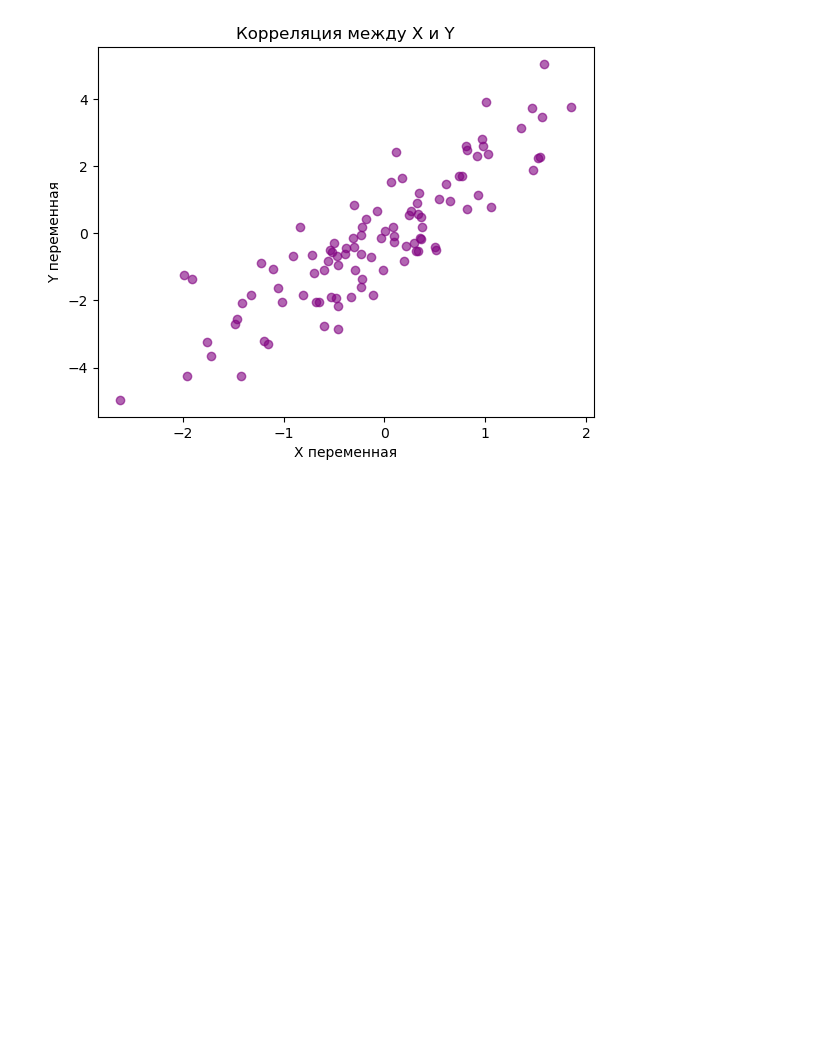
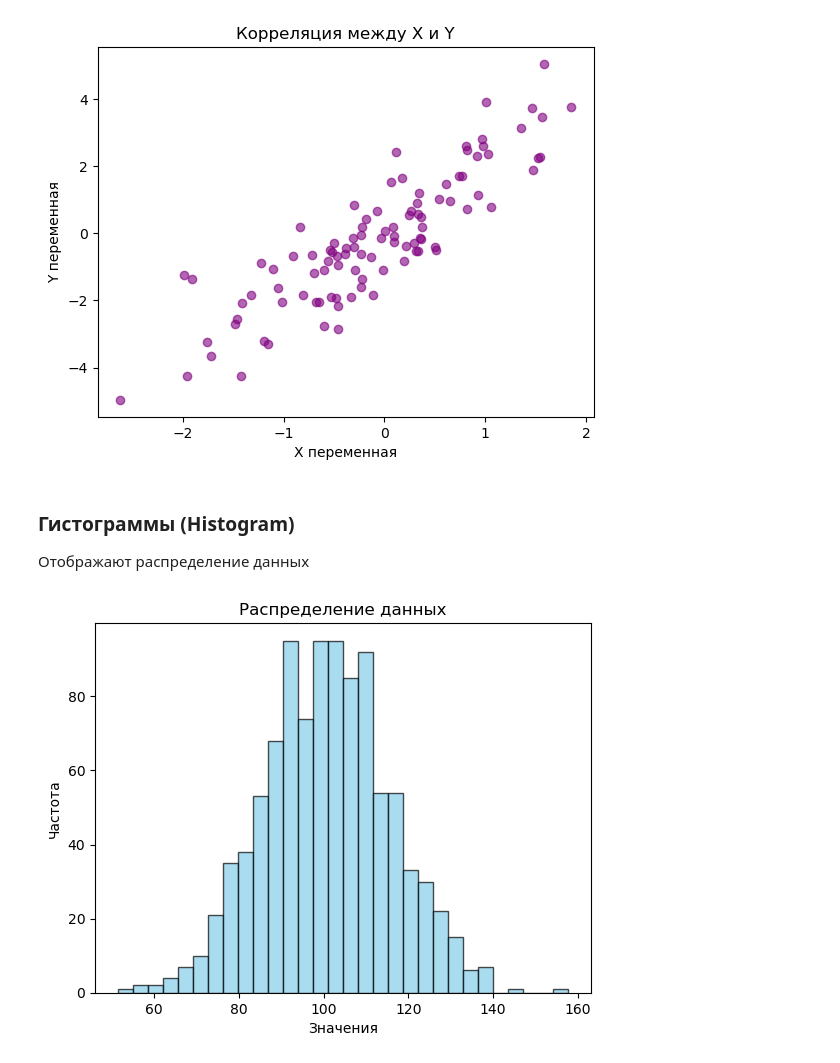
Before and after one commit to Arrinna/study_notes, a Jupyter notebook: matplotlib.ipynb, the cells around one changed output. Cells and saved outputs as stored; diff of their text form; code cells hidden in the pictures; blank space fills up the shorter version.

```diff
--- a/matplotlib.ipynb
+++ b/matplotlib.ipynb
@@ -52,3 +69,18 @@ plt.title('Корреляция между X и Y')
 plt.show()
 # %% [output]
 [figure]
+# %% [markdown]
+### Гистограммы (Histogram)
+
+Отображают распределение данных
+# %%
+# Нормальное распределение
+data = np.random.normal(100, 15, 1000)
+
+plt.hist(data, bins=30, alpha=0.7, color='skyblue', edgecolor='black')
+plt.xlabel('Значения')
+plt.ylabel('Частота')
+plt.title('Распределение данных')
+plt.show()
+# %% [output]
+[figure, added]
```
Also changed, not shown: parts of 35 cells of this notebook, 11 other files.
